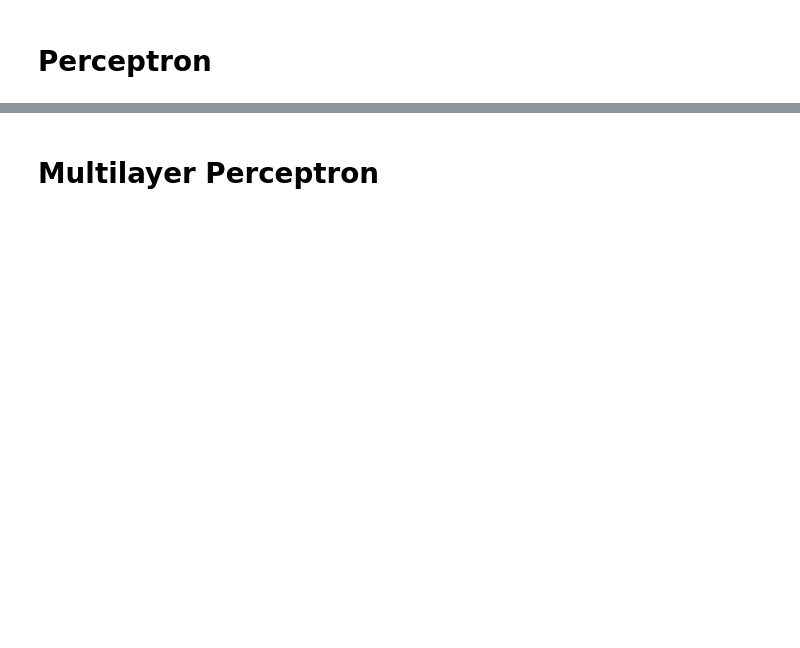
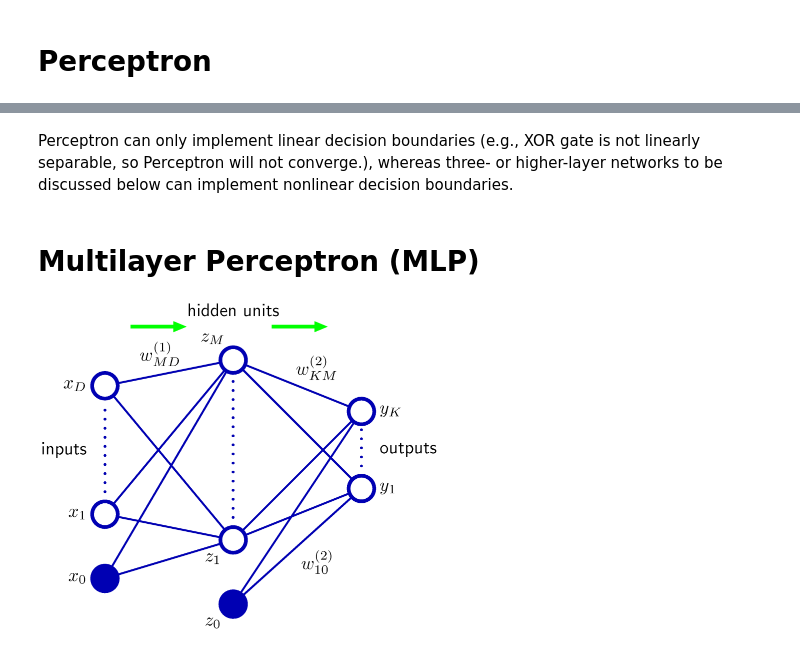
Before and after one commit to ejisoo/Fundamental-Machine-Learning, a Jupyter notebook: notebooks/Neural Network.ipynb, the cells around one changed output, grey strips where cells are left out. Drawn from its saved outputs; the diff is of its cells as text; code cells hidden in the pictures; blank space fills up the shorter version.

Commit message:
Add theory and improve implementation of MLP

```diff
--- a/notebooks/Neural Network.ipynb
+++ b/notebooks/Neural Network.ipynb
@@ -82,2 +64,6 @@ def linear_regression(X, y):
+# %% [markdown]
+Perceptron can only implement linear decision boundaries
+(e.g., XOR gate is not linearly separable, so Perceptron will not converge.),
+whereas three- or higher-layer networks to be discussed below can implement nonlinear decision boundaries.
 # %% [markdown]
-# Multilayer Perceptron
+# Multilayer Perceptron (MLP)
@@ -91,0 +70,4 @@ np.random.seed(42)
+# %%
+Image("../figures/PRML/Figure5.1.png", width=400)
+# %% [output]
+[figure, added]
```
Also changed, not shown: parts of 49 cells of this notebook, 1 other file.
